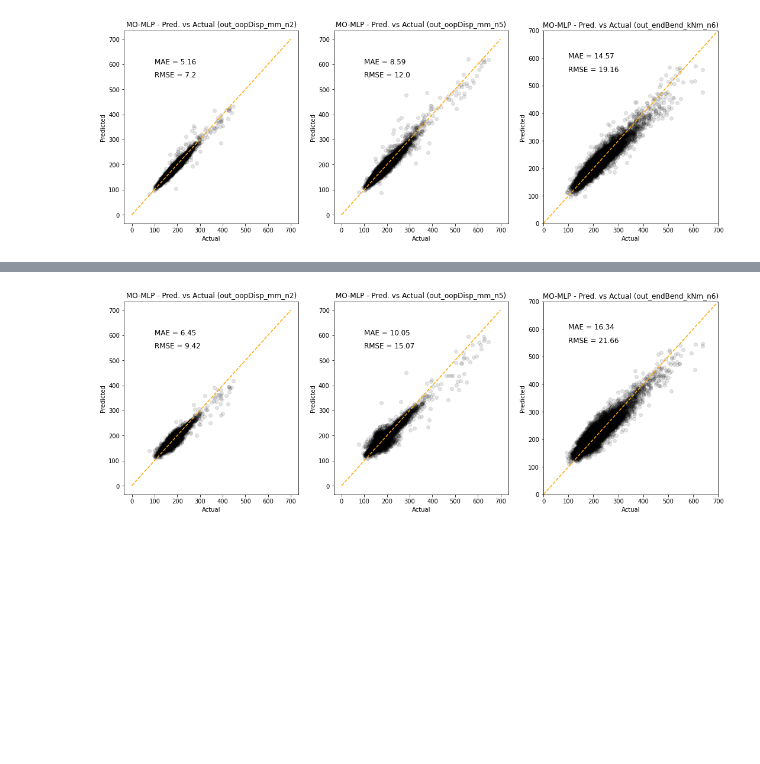
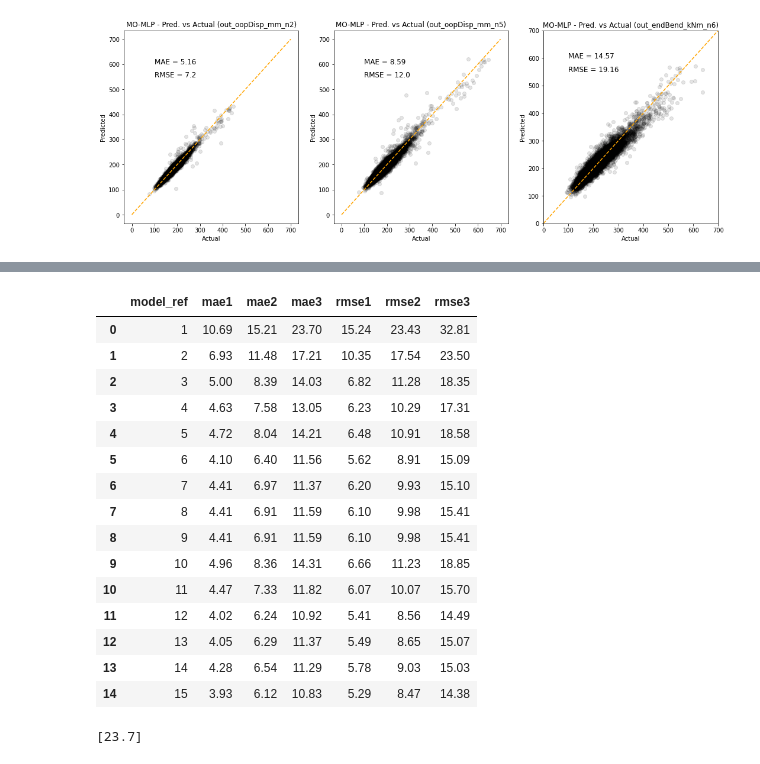
Before and after one commit to 3minuterecord/slug_spools, a Jupyter notebook: 5_NN_model_trials.ipynb, the cells around one changed output, grey strips where cells are left out. Drawn from its saved outputs; the diff is of its cells as text; code cells hidden in the pictures; blank space fills up the shorter version.

```diff
--- a/5_NN_model_trials.ipynb
+++ b/5_NN_model_trials.ipynb
@@ -151,8 +151,12 @@ from tensorflow.keras.layers import LayerNormalization
 from tensorflow.keras.optimizers import RMSprop
 from tensorflow.keras.optimizers import Adam
 from sklearn.model_selection import KFold
+# %%
+model_track = []
+mae_track1, mae_track2, mae_track3 = ([], [], [])
+rmse_track1, rmse_track2, rmse_track3 = ([], [], [])
 # %%
-def gen_model(n_inputs, n_outputs):
+def gen_model1(n_inputs, n_outputs):
     model = Sequential()
     model.add(Dense(256, input_dim=n_inputs, activation='relu'))
     model.add(Dropout(.4))
@@ -188,2 +170,0 @@ None
-# %%
-history = nn_model.fit(X_train.to_numpy(), y_train.to_numpy(), epochs=50, batch_size=128, validation_split=0.20).history
@@ -262,19 +393,31 @@ R-Squared: 0.86
-# %%
-fig, ax = plt.subplots(1, 3, figsize = (18, 6))
-
-for p in range(3):
-    mae = round(globals()[f'mae_momlp_{p}'], 2)
-    rmse = round(globals()[f'rmse_momlp_{p}'], 2)
-    ax[p].scatter(y[:, p], yhat[:, p], color = 'black', zorder = 1, alpha=0.1)
-    ax[p].plot([0, 700], [0, 700], '--', color = 'orange', zorder = 2)
-    ax[p].set(ylabel = 'Predicted', xlabel = 'Actual')
-    ax[p].set_title(f'MO-MLP - Pred. vs Actual ({pred_target[p]})')
-    ax[p].text(100, 600, f'MAE = {round(mae, 2)}', fontsize = 12)
-    ax[p].text(100, 550, f'RMSE = {round(rmse, 2)}', fontsize = 12)
-
-plt.xlim(0, 700)
-plt.ylim(0, 700)
-
-plt.show()
-# %% [output]
-[figure, removed]
+# %%
+# Model tracking dataframe summary
+experiments = pd.DataFrame(data=model_track, columns=['model_ref'])
+experiments['mae1'] = mae_track1
+experiments['mae2'] = mae_track2
+experiments['mae3'] = mae_track3
+experiments['rmse1'] = rmse_track1
+experiments['rmse2'] = rmse_track2
+experiments['rmse3'] = rmse_track3
+experiments
+# %% [output]
+|  | model_ref | mae1 | mae2 | mae3 | rmse1 | rmse2 | rmse3 |
+| 0 | 1 | 10.69 | 15.21 | 23.70 | 15.24 | 23.43 | 32.81 |
+| 1 | 2 | 6.93 | 11.48 | 17.21 | 10.35 | 17.54 | 23.50 |
+| 2 | 3 | 5.00 | 8.39 | 14.03 | 6.82 | 11.28 | 18.35 |
+| 3 | 4 | 4.63 | 7.58 | 13.05 | 6.23 | 10.29 | 17.31 |
+| 4 | 5 | 4.72 | 8.04 | 14.21 | 6.48 | 10.91 | 18.58 |
+| 5 | 6 | 4.10 | 6.40 | 11.56 | 5.62 | 8.91 | 15.09 |
+| 6 | 7 | 4.41 | 6.97 | 11.37 | 6.20 | 9.93 | 15.10 |
+| 7 | 8 | 4.41 | 6.91 | 11.59 | 6.10 | 9.98 | 15.41 |
+| 8 | 9 | 4.41 | 6.91 | 11.59 | 6.10 | 9.98 | 15.41 |
+| 9 | 10 | 4.96 | 8.36 | 14.31 | 6.66 | 11.23 | 18.85 |
+| 10 | 11 | 4.47 | 7.33 | 11.82 | 6.07 | 10.07 | 15.70 |
+| 11 | 12 | 4.02 | 6.24 | 10.92 | 5.41 | 8.56 | 14.49 |
+| 12 | 13 | 4.05 | 6.29 | 11.37 | 5.49 | 8.65 | 15.07 |
+| 13 | 14 | 4.28 | 6.54 | 11.29 | 5.78 | 9.03 | 15.03 |
+| 14 | 15 | 3.93 | 6.12 | 10.83 | 5.29 | 8.47 | 14.38 |
+# %%
+mae_track3
+# %% [output]
+[23.7]
```
Also changed, not shown: parts of 21 cells of this notebook.
